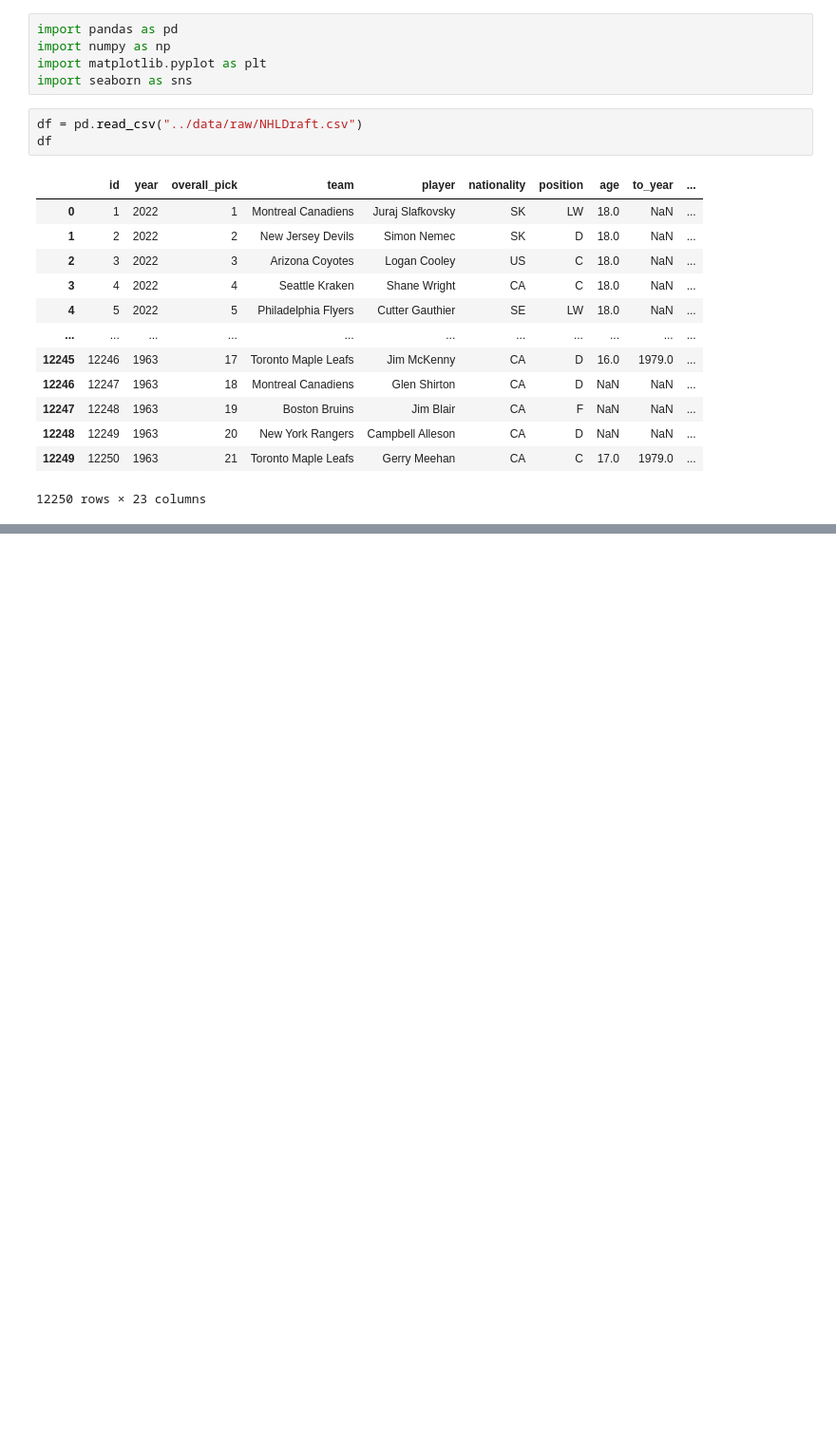
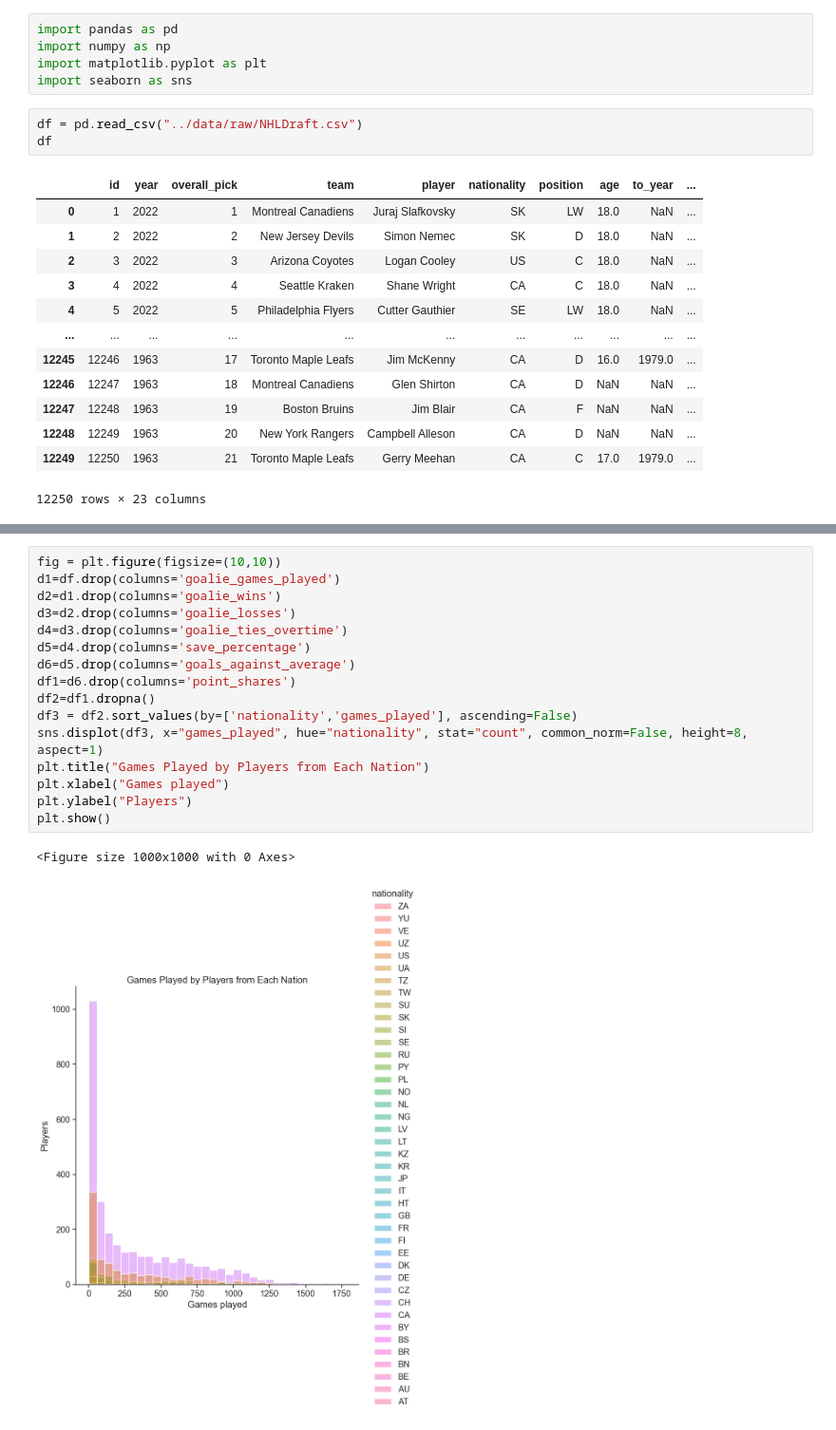
Before and after one commit to ubco-W2022T2-data301/project-group-group31, a Jupyter notebook: analysis/analysis3.ipynb, the cells around one changed output, grey strips where cells are left out. Shown at 95% size. Saved outputs shown, nothing was run; the diff lists cells and outputs as text; blank space fills up the shorter version.

```diff
--- a/analysis/analysis3.ipynb
+++ b/analysis/analysis3.ipynb
@@ -48,0 +91,19 @@ plt.show()
+# %%
+fig = plt.figure(figsize=(10,10))
+d1=df.drop(columns='goalie_games_played')
+d2=d1.drop(columns='goalie_wins')
+d3=d2.drop(columns='goalie_losses')
+d4=d3.drop(columns='goalie_ties_overtime')
+d5=d4.drop(columns='save_percentage')
+d6=d5.drop(columns='goals_against_average')
+df1=d6.drop(columns='point_shares')
+df2=df1.dropna()
+df3 = df2.sort_values(by=['nationality','games_played'], ascending=False)
+sns.displot(df3, x="games_played", hue="nationality", stat="count", common_norm=False, height=8, aspect=1)
+plt.title("Games Played by Players from Each Nation")
+plt.xlabel("Games played")
+plt.ylabel("Players")
+plt.show()
+# %% [output]
+<Figure size 1000x1000 with 0 Axes>
+[figure, added]
```
Also changed, not shown: parts of 5 cells of this notebook.
